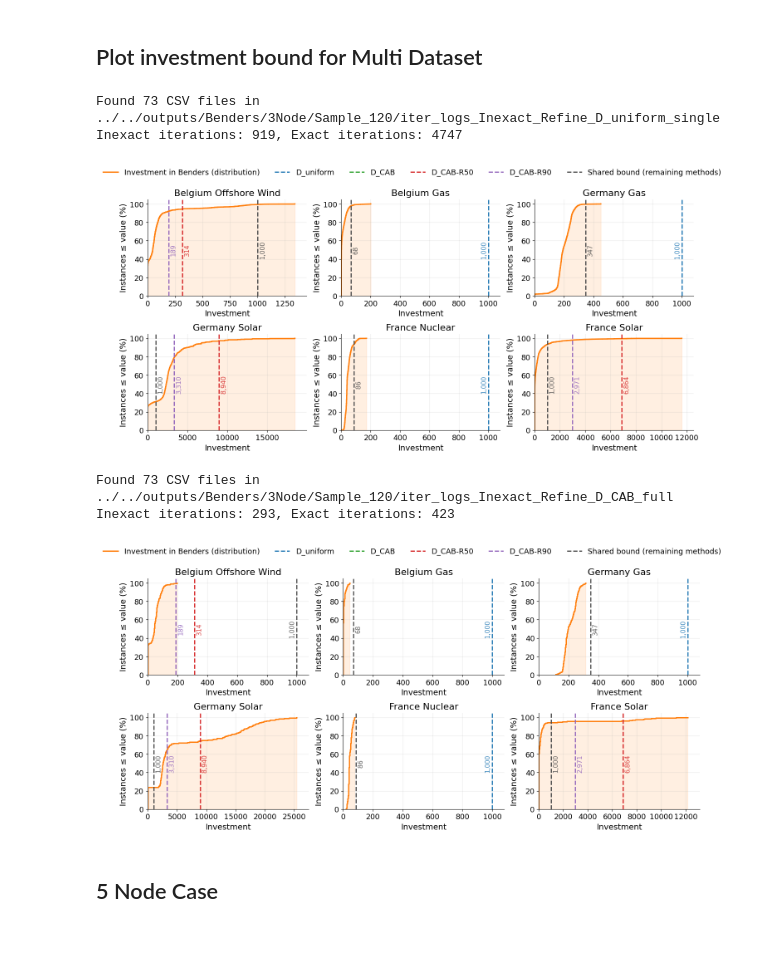
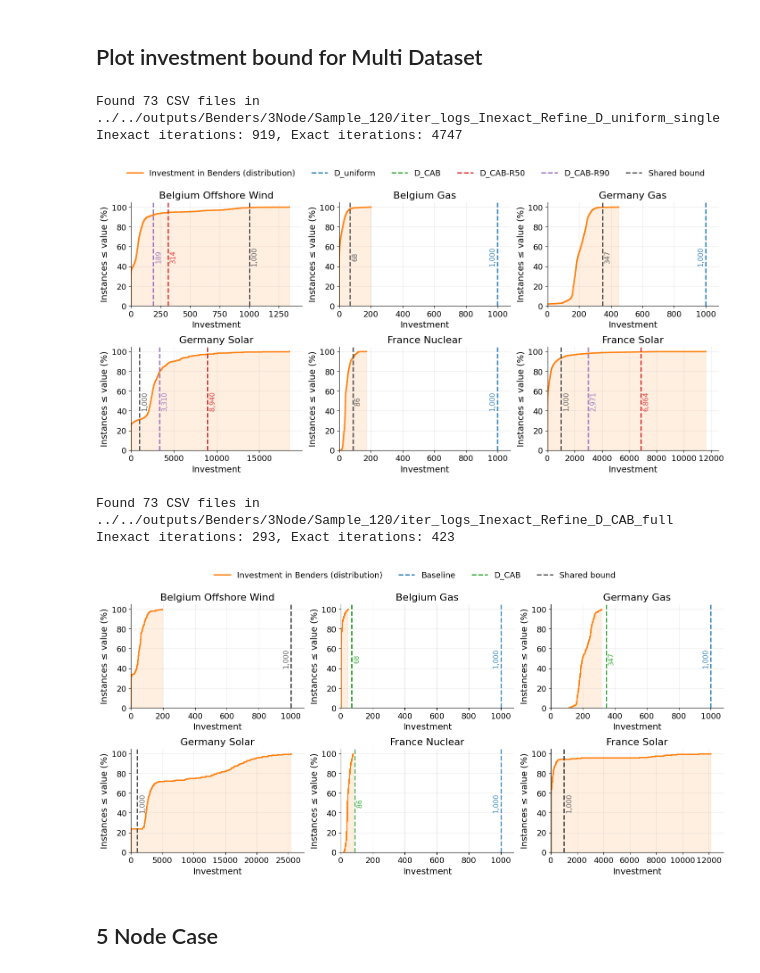
Before and after one commit to PeterrHH/ML-Enhanced-Benders, a Jupyter notebook: experiment-output/ch7/data_analysis.ipynb, the cells around one changed output. Cells and saved outputs as stored; diff of their text form; code cells hidden in the pictures; blank space fills up the shorter version.

```diff
--- a/experiment-output/ch7/data_analysis.ipynb
+++ b/experiment-output/ch7/data_analysis.ipynb
@@ -315,7 +312,7 @@ def plot_investment_ecdf_multi(
         handles.append(Line2D([0], [0], color=method_colors[lab], linestyle="--", linewidth=2.0))
         leg_labels.append(lab)
     handles.append(Line2D([0], [0], color="0.30", linestyle="--", linewidth=2.0))
-    leg_labels.append("Shared bound (remaining methods)")
+    leg_labels.append("Shared bound")
     fig.legend(handles, leg_labels, loc="upper center", ncol=len(leg_labels),
                frameon=False, bbox_to_anchor=(0.5, 0.99), fontsize=13)
 
@@ -344,29 +341,29 @@ plot_investment_ecdf_multi(
 # %% [output]
 Found 73 CSV files in ../../outputs/Benders/3Node/Sample_120/iter_logs_Inexact_Refine_D_uniform_single
 Inexact iterations: 919, Exact iterations: 4747
-[figure, old version]
+[figure, new version]
 # %%
 
 # benders_data_path = "../../outputs/Benders/3Node/Sample_1752/iter_logs_Exact_Exact_full"
 benders_data_path = "../../outputs/Benders/3Node/Sample_120/iter_logs_Inexact_Refine_D_CAB_full"
 plot_investment_ecdf_multi(
     method_training_paths={
         # "D_uniform / D_CAB": ".../uniform.pkl",
-        "D_uniform":         "../../data/ED_data/ED_NB-G-F_GB2-G2-F2_L3_c0_s0_p0_smp15.pkl",
+        "Baseline":         "../../data/ED_data/ED_NB-G-F_GB2-G2-F2_L3_c0_s0_p0_smp15.pkl",
         "D_CAB":             "../../data/ED_data/Constraint/3Loc/ED_NB-G-F_GB2-G2-F2_L3_c0_s0_p0_ui_constraint1000_smp15_GenConst_lbFalse_renewMaxInvTrue.pkl",
-        "D_CAB-R50":         "../../data/ED_data/Constraint/3Loc/ED_NB-G-F_GB2-G2-F2_L3_c0_s0_p0_ui_constraint10000_smp15_GenConst_lbFalse_renewPerc50_Label.pkl",
-        "D_CAB-R90":         "../../data/ED_data/Constraint/3Loc/ED_NB-G-F_GB2-G2-F2_L3_c0_s0_p0_ui_constraint10000_smp15_GenConst_lbFalse_renewPerc90_Label.pkl",
+        # "D_CAB-R50":         "../../data/ED_data/Constraint/3Loc/ED_NB-G-F_GB2-G2-F2_L3_c0_s0_p0_ui_constraint10000_smp15_GenConst_lbFalse_renewPerc50_Label.pkl",
+        # "D_CAB-R90":         "../../data/ED_data/Constraint/3Loc/ED_NB-G-F_GB2-G2-F2_L3_c0_s0_p0_ui_constraint10000_smp15_GenConst_lbFalse_renewPerc90_Label.pkl",
     },
     config_path=config_path,
     benders_csv_path=benders_data_path,
     # annotate_lines=True,
     mode="exact",
     save_path="investment-bound-plot.png",
 )
 # %% [output]
 Found 73 CSV files in ../../outputs/Benders/3Node/Sample_120/iter_logs_Inexact_Refine_D_CAB_full
 Inexact iterations: 293, Exact iterations: 423
-[figure, old version]
+[figure, new version]
 # %% [markdown]
 ## 5 Node Case
 # %%
```
Also changed, not shown: parts of 2 cells of this notebook, 15 other files.
